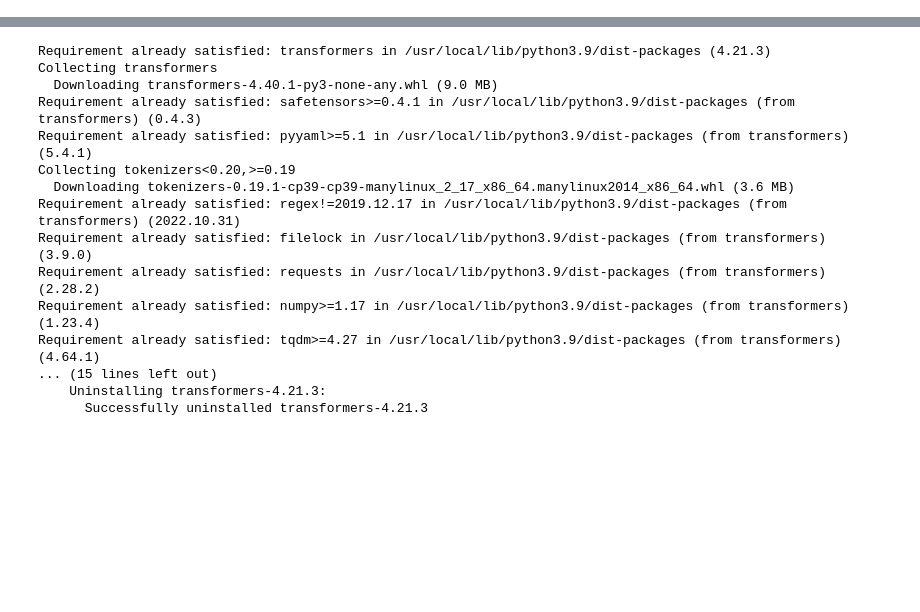
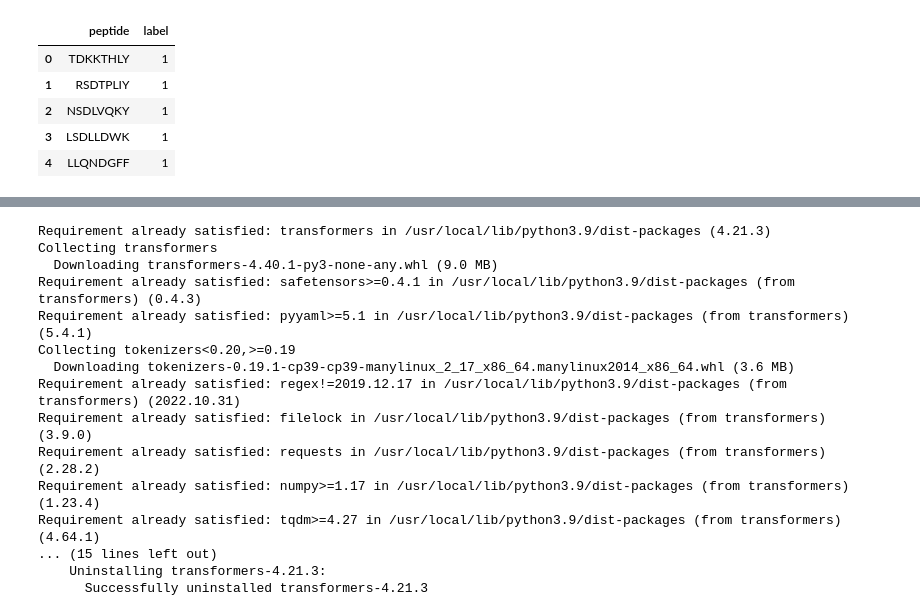
Before and after one commit to arceda/argosMHC, a Jupyter notebook: LoRA/LoRa_ESM2_T36_3B_UR50D.ipynb, the cells around one changed output, grey strips where cells are left out. Drawn from its saved outputs; the diff is of its cells as text; code cells hidden in the pictures; blank space fills up the shorter version.

```diff
--- a/LoRA/LoRa_ESM2_T36_3B_UR50D.ipynb
+++ b/LoRA/LoRa_ESM2_T36_3B_UR50D.ipynb
@@ -8,0 +87,10 @@ WARNING: Running pip as the 'root' user can result in broken permissions and con
+# %%
+df.drop(["HLA", "length", "mhc"], axis=1, inplace=True)
+df.head()
+# %% [output]
+|  | peptide | label |
+| 0 | TDKKTHLY | 1 |
+| 1 | RSDTPLIY | 1 |
+| 2 | NSDLVQKY | 1 |
+| 3 | LSDLLDWK | 1 |
+| 4 | LLQNDGFF | 1 |
```
Also changed, not shown: parts of 21 cells of this notebook, 15 other files.
